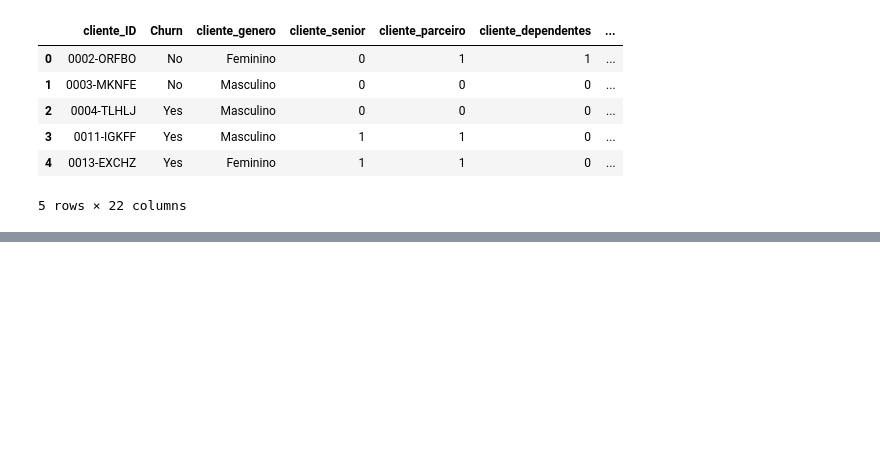
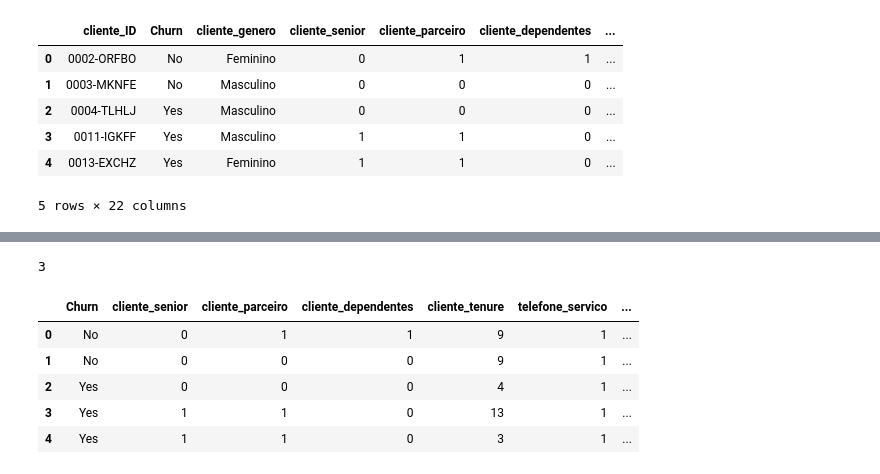
Before and after one commit to ElsCorporation/ChallengeAluraTelecomPt2, a Jupyter notebook: Callenge_Alura_TelecomX_pt2.ipynb, the cells around one changed output, grey strips where cells are left out. Saved outputs shown, nothing was run; the diff lists cells and outputs as text; code cells hidden in the pictures; blank space fills up the shorter version.

Commit message:
Remoção de Colunas Irrelevantes

```diff
--- a/Callenge_Alura_TelecomX_pt2.ipynb
+++ b/Callenge_Alura_TelecomX_pt2.ipynb
@@ -18,0 +55,24 @@ dados.head()
+# %%
+dados['internet_servico'].nunique()
+# %% [output]
+3
+# %%
+colunas_remocao = {
+    'cliente_ID',
+    'cliente_genero',
+    'telefone_multiplas_linhas',
+    'internet_streaming_tv',
+    'internet_streaming_filmes',
+    'conta_mensal',
+    'Contas_Diarias'
+}
+# %%
+dados_colunas_removidas = dados.drop(columns=colunas_remocao, axis=1)
+dados_colunas_removidas.head()
+# %% [output]
+|  | Churn | cliente_senior | cliente_parceiro | cliente_dependentes | cliente_tenure | telefone_servico | ... |
+| 0 | No | 0 | 1 | 1 | 9 | 1 | ... |
+| 1 | No | 0 | 0 | 0 | 9 | 1 | ... |
+| 2 | Yes | 0 | 0 | 0 | 4 | 1 | ... |
+| 3 | Yes | 1 | 1 | 0 | 13 | 1 | ... |
+| 4 | Yes | 1 | 1 | 0 | 3 | 1 | ... |
```
Also changed, not shown: parts of 3 cells of this notebook.
